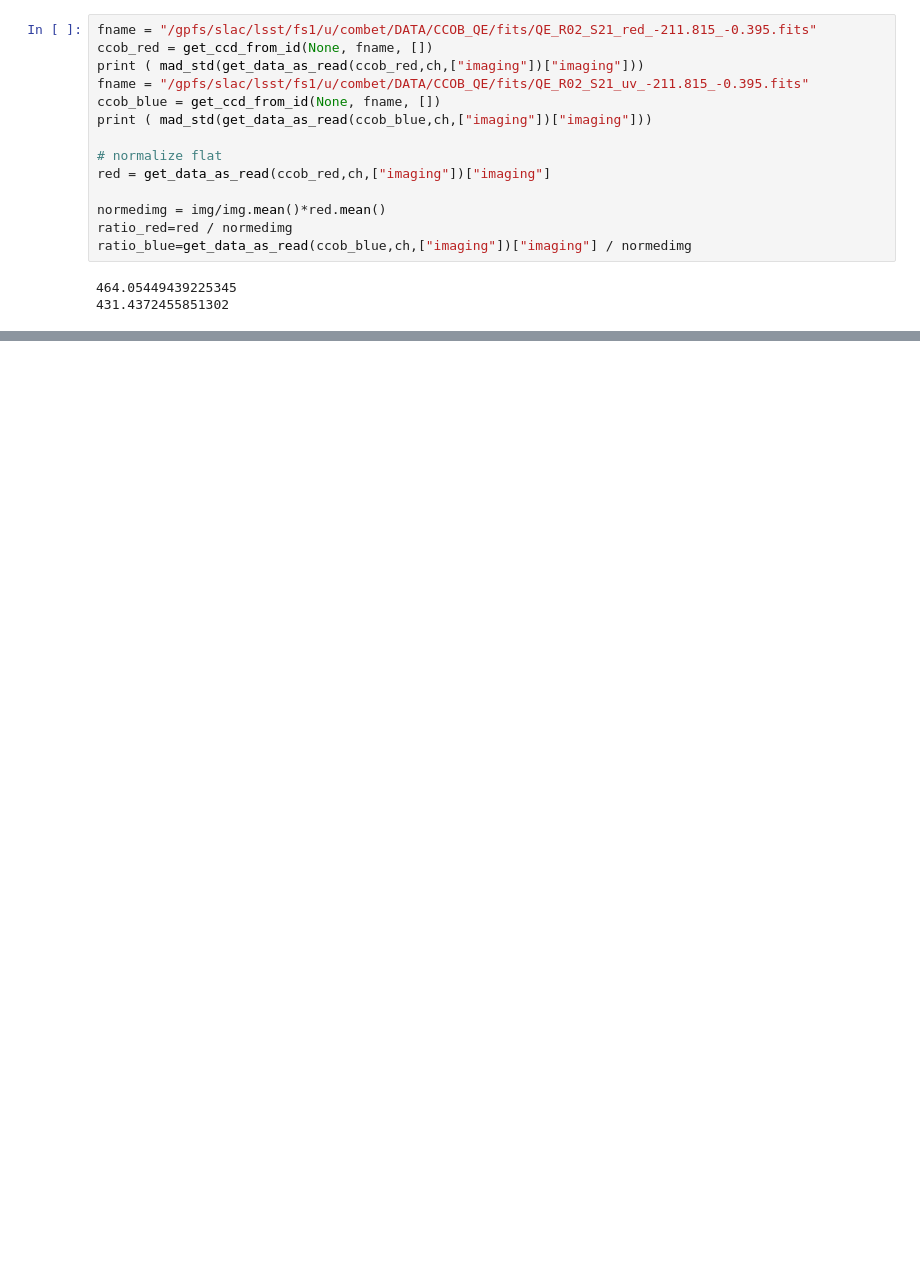
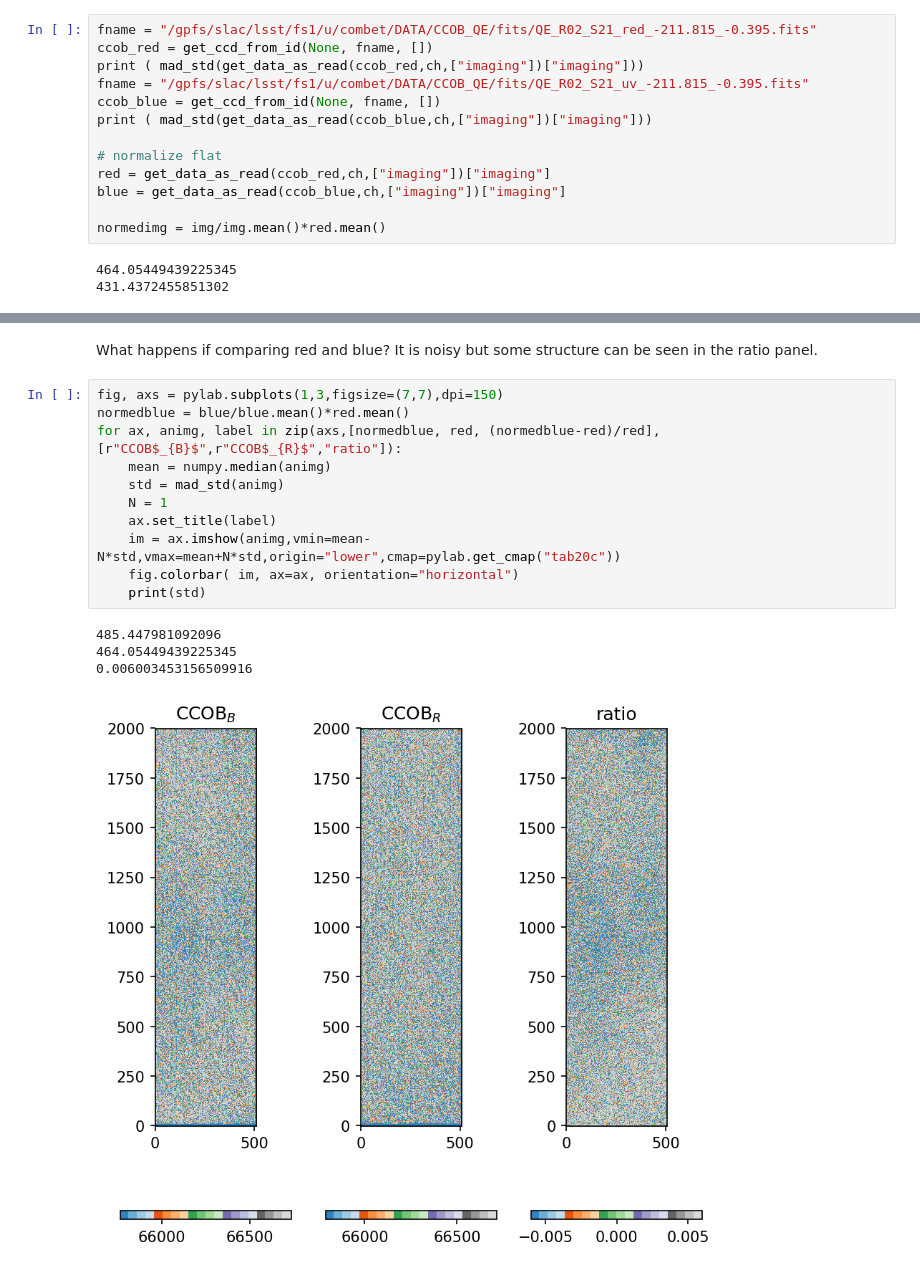
Before and after one commit to youtsumi/Summer2020, a Jupyter notebook: MakingFlatFromLambdas.ipynb, the cells around one changed output, grey strips where cells are left out. Drawn from its saved outputs; the diff is of its cells as text; blank space fills up the shorter version.

```diff
--- a/MakingFlatFromLambdas.ipynb
+++ b/MakingFlatFromLambdas.ipynb
@@ -92,10 +146,9 @@ print ( mad_std(get_data_as_read(ccob_blue,ch,["imaging"])["imaging"]))
 
 # normalize flat
 red = get_data_as_read(ccob_red,ch,["imaging"])["imaging"]
+blue = get_data_as_read(ccob_blue,ch,["imaging"])["imaging"]
 
 normedimg = img/img.mean()*red.mean()
-ratio_red=red / normedimg
-ratio_blue=get_data_as_read(ccob_blue,ch,["imaging"])["imaging"] / normedimg
 # %% [output]
 464.05449439225345
 431.4372455851302
@@ -135,0 +173,18 @@ for ax, animg, label in zip(axs,[normedimg, red, (normedimg-red)/red], ["Combine
+# %% [markdown]
+What happens if comparing red and blue? It is noisy but some structure can be seen in the ratio panel.
+# %%
+fig, axs = pylab.subplots(1,3,figsize=(7,7),dpi=150)
+normedblue = blue/blue.mean()*red.mean()
+for ax, animg, label in zip(axs,[normedblue, red, (normedblue-red)/red], [r"CCOB$_{B}$",r"CCOB$_{R}$","ratio"]):
+    mean = numpy.median(animg)
+    std = mad_std(animg)
+    N = 1
+    ax.set_title(label)
+    im = ax.imshow(animg,vmin=mean-N*std,vmax=mean+N*std,origin="lower",cmap=pylab.get_cmap("tab20c"))
+    fig.colorbar( im, ax=ax, orientation="horizontal")
+    print(std)
+# %% [output]
+485.447981092096
+464.05449439225345
+0.006003453156509916
+[figure, added]
```
Also changed, not shown: parts of 29 cells of this notebook.
